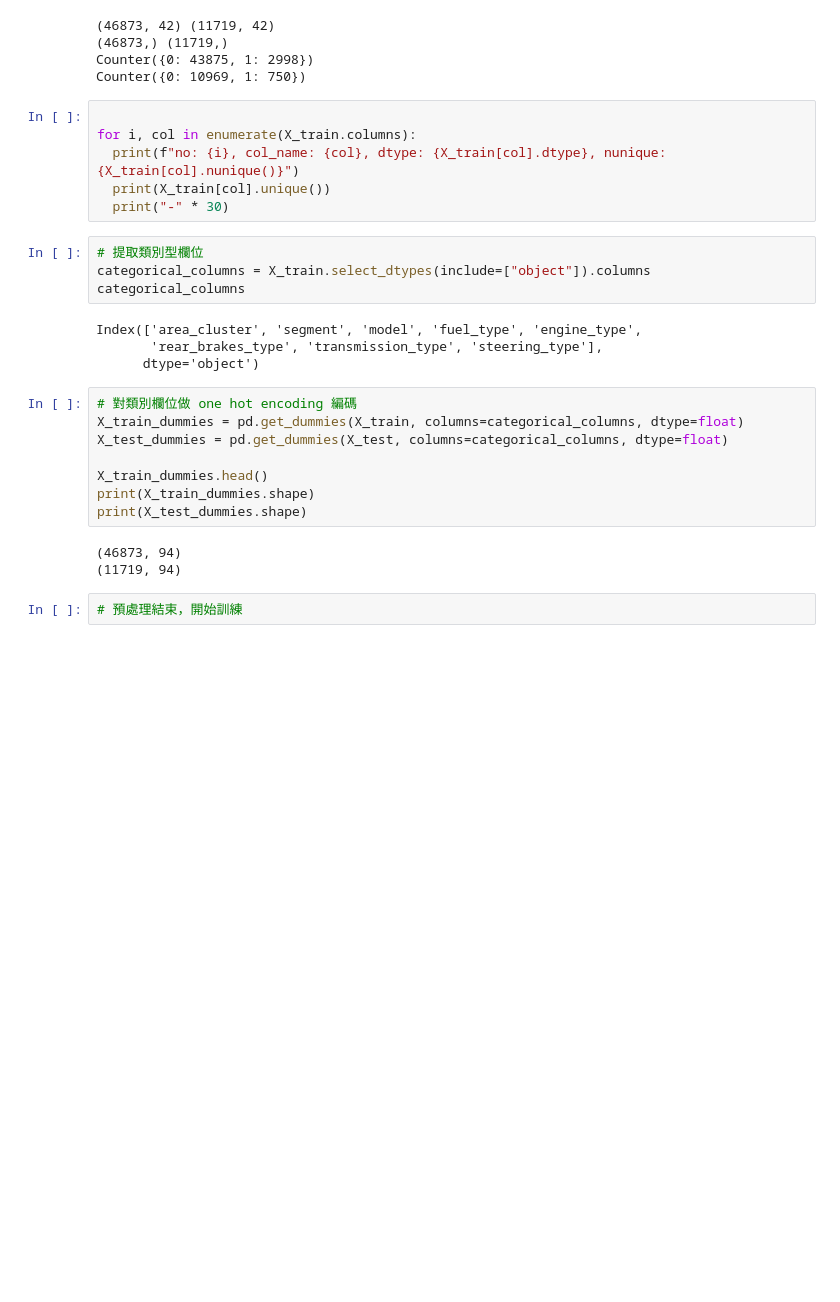
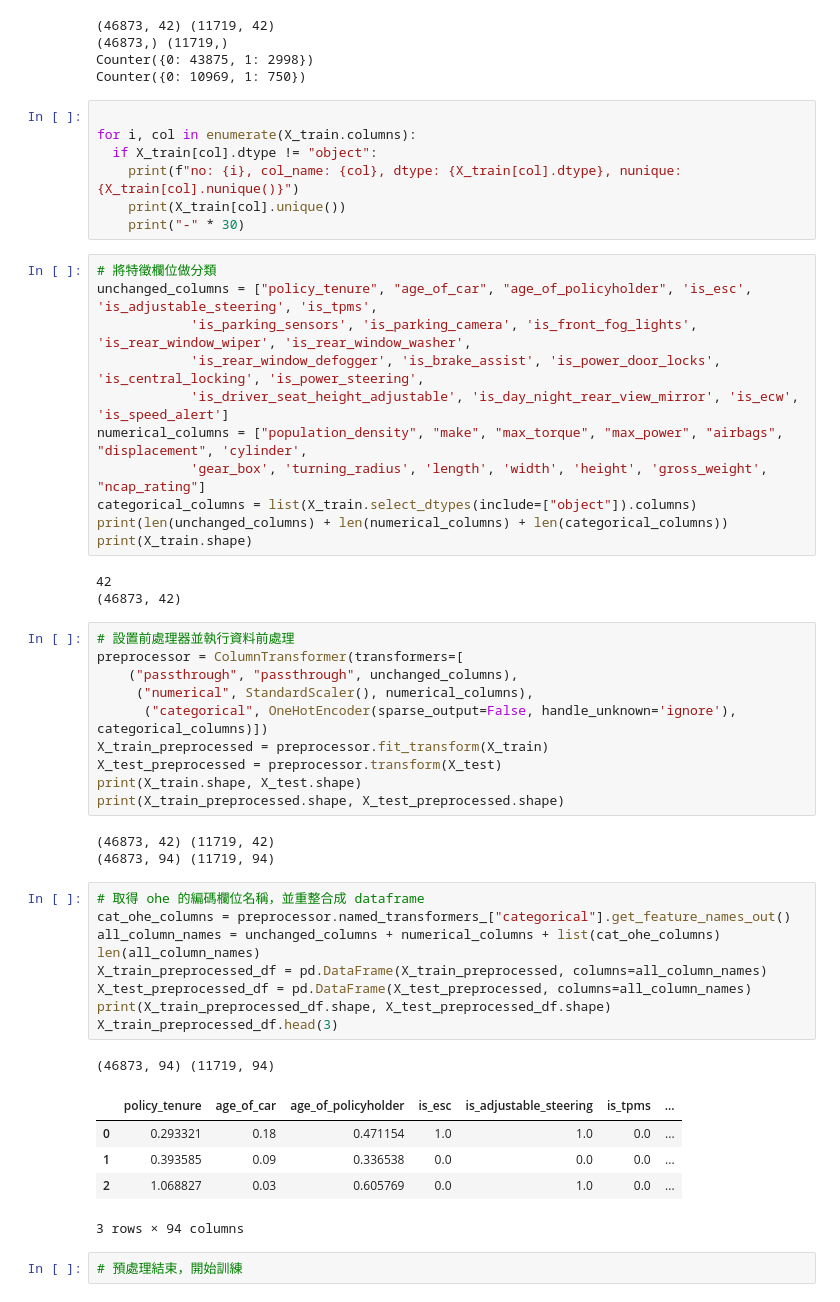
Before and after one commit to michael-0907/tibami, a Jupyter notebook: kaggle_car_insurance_4.ipynb, the cells around one changed output. Saved outputs shown, nothing was run; the diff lists cells and outputs as text; blank space fills up the shorter version.

```diff
--- a/kaggle_car_insurance_4.ipynb
+++ b/kaggle_car_insurance_4.ipynb
@@ -66,28 +76,53 @@ Counter({0: 10969, 1: 750})
 # %%
 
 for i, col in enumerate(X_train.columns):
-  print(f"no: {i}, col_name: {col}, dtype: {X_train[col].dtype}, nunique: {X_train[col].nunique()}")
-  print(X_train[col].unique())
-  print("-" * 30)
+  if X_train[col].dtype != "object":
+    print(f"no: {i}, col_name: {col}, dtype: {X_train[col].dtype}, nunique: {X_train[col].nunique()}")
+    print(X_train[col].unique())
+    print("-" * 30)
-# %%
-# 提取類別型欄位
-categorical_columns = X_train.select_dtypes(include=["object"]).columns
-categorical_columns
-# %% [output]
-Index(['area_cluster', 'segment', 'model', 'fuel_type', 'engine_type',
-       'rear_brakes_type', 'transmission_type', 'steering_type'],
-      dtype='object')
-# %%
-# 對類別欄位做 one hot encoding 編碼
-X_train_dummies = pd.get_dummies(X_train, columns=categorical_columns, dtype=float)
-X_test_dummies = pd.get_dummies(X_test, columns=categorical_columns, dtype=float)
-
-X_train_dummies.head()
-print(X_train_dummies.shape)
-print(X_test_dummies.shape)
-# %% [output]
-(46873, 94)
-(11719, 94)
+# %%
+# 將特徵欄位做分類
+unchanged_columns = ["policy_tenure", "age_of_car", "age_of_policyholder", 'is_esc', 'is_adjustable_steering', 'is_tpms',
+            'is_parking_sensors', 'is_parking_camera', 'is_front_fog_lights', 'is_rear_window_wiper', 'is_rear_window_washer',
+            'is_rear_window_defogger', 'is_brake_assist', 'is_power_door_locks', 'is_central_locking', 'is_power_steering',
+            'is_driver_seat_height_adjustable', 'is_day_night_rear_view_mirror', 'is_ecw', 'is_speed_alert']
+numerical_columns = ["population_density", "make", "max_torque", "max_power", "airbags", "displacement", 'cylinder',
+            'gear_box', 'turning_radius', 'length', 'width', 'height', 'gross_weight', "ncap_rating"]
+categorical_columns = list(X_train.select_dtypes(include=["object"]).columns)
+print(len(unchanged_columns) + len(numerical_columns) + len(categorical_columns))
+print(X_train.shape)
+# %% [output]
+42
+(46873, 42)
+# %%
+# 設置前處理器並執行資料前處理
+preprocessor = ColumnTransformer(transformers=[
+    ("passthrough", "passthrough", unchanged_columns),
+     ("numerical", StandardScaler(), numerical_columns),
+      ("categorical", OneHotEncoder(sparse_output=False, handle_unknown='ignore'), categorical_columns)])
+X_train_preprocessed = preprocessor.fit_transform(X_train)
+X_test_preprocessed = preprocessor.transform(X_test)
+print(X_train.shape, X_test.shape)
+print(X_train_preprocessed.shape, X_test_preprocessed.shape)
+# %% [output]
+(46873, 42) (11719, 42)
+(46873, 94) (11719, 94)
+# %%
+# 取得 ohe 的編碼欄位名稱，並重整合成 dataframe
+cat_ohe_columns = preprocessor.named_transformers_["categorical"].get_feature_names_out()
+all_column_names = unchanged_columns + numerical_columns + list(cat_ohe_columns)
+len(all_column_names)
+X_train_preprocessed_df = pd.DataFrame(X_train_preprocessed, columns=all_column_names)
+X_test_preprocessed_df = pd.DataFrame(X_test_preprocessed, columns=all_column_names)
+print(X_train_preprocessed_df.shape, X_test_preprocessed_df.shape)
+X_train_preprocessed_df.head(3)
+# %% [output]
+(46873, 94) (11719, 94)
+|  | policy_tenure | age_of_car | age_of_policyholder | is_esc | is_adjustable_steering | is_tpms | ... |
+| 0 | 0.293321 | 0.18 | 0.471154 | 1.0 | 1.0 | 0.0 | ... |
+| 1 | 0.393585 | 0.09 | 0.336538 | 0.0 | 0.0 | 0.0 | ... |
+| 2 | 1.068827 | 0.03 | 0.605769 | 0.0 | 1.0 | 0.0 | ... |
+3 rows × 94 columns
 # %%
 # 預處理結束，開始訓練
 # %%
```
Also changed, not shown: parts of 17 cells of this notebook.
